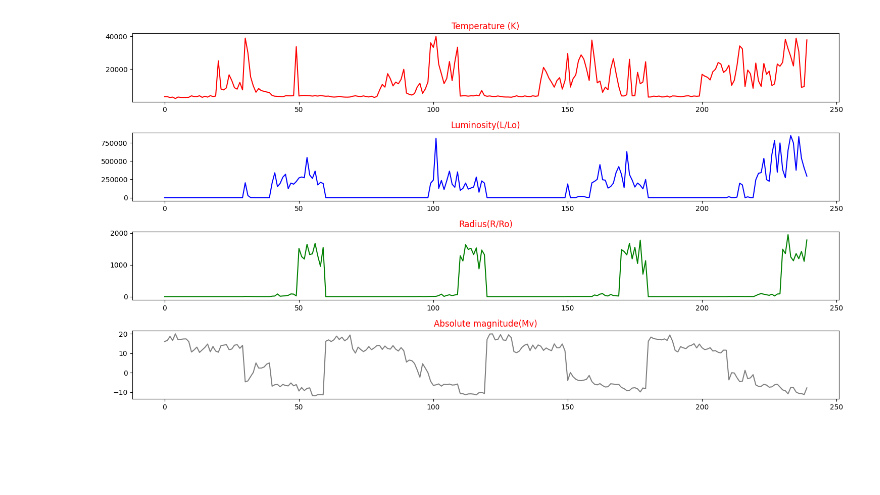
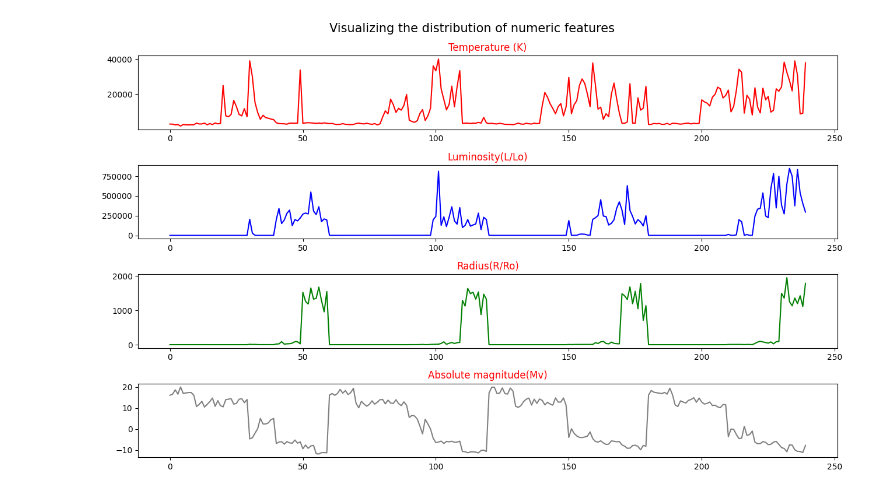
Before and after one commit to tusharx0809/da-project, a Jupyter notebook: astronomical-data/line-plots.ipynb, the cells around one changed output. Drawn from its saved outputs; the diff is of its cells as text; code cells hidden in the pictures; blank space fills up the shorter version.

```diff
--- a/astronomical-data/line-plots.ipynb
+++ b/astronomical-data/line-plots.ipynb
@@ -1,23 +1,28 @@
 # %%
 import os
 import pandas as pd
 import numpy as np
 import seaborn as sns
 import matplotlib.pyplot as plt
 
 star_df = pd.read_csv('https://drive.google.com/uc?id=1BQVc6MHjQFtDC9iP1isT_K4ojVe_Oil-')
 
 star_df.head()
 folder_name = 'star_plots'
 base_dir = f'D:\\Python\\da-projects\\astronomical-data\\{folder_name}\\'
 
-colors = ['red','blue','green','grey']
-plt.figure(figsize=(15,8))
-for i in range(4):
+def line_subplot(star_df, colors, i):
   plt.subplot(4, 1, i+1)
   plt.plot(star_df.iloc[:,i], color = colors[i])
   plt.title(star_df.columns[i], color = 'red')
+
+colors = ['red','blue','green','grey']
+plt.figure(figsize=(13,8))
+plt.suptitle('Visualizing the distribution of numeric features',
+              fontsize = 15)
+for i in range(4):
+  line_subplot(star_df, colors, i)
 plt.tight_layout()
 plt.show()
 # %% [output]
-[figure, old version]
+[figure, new version]
```
